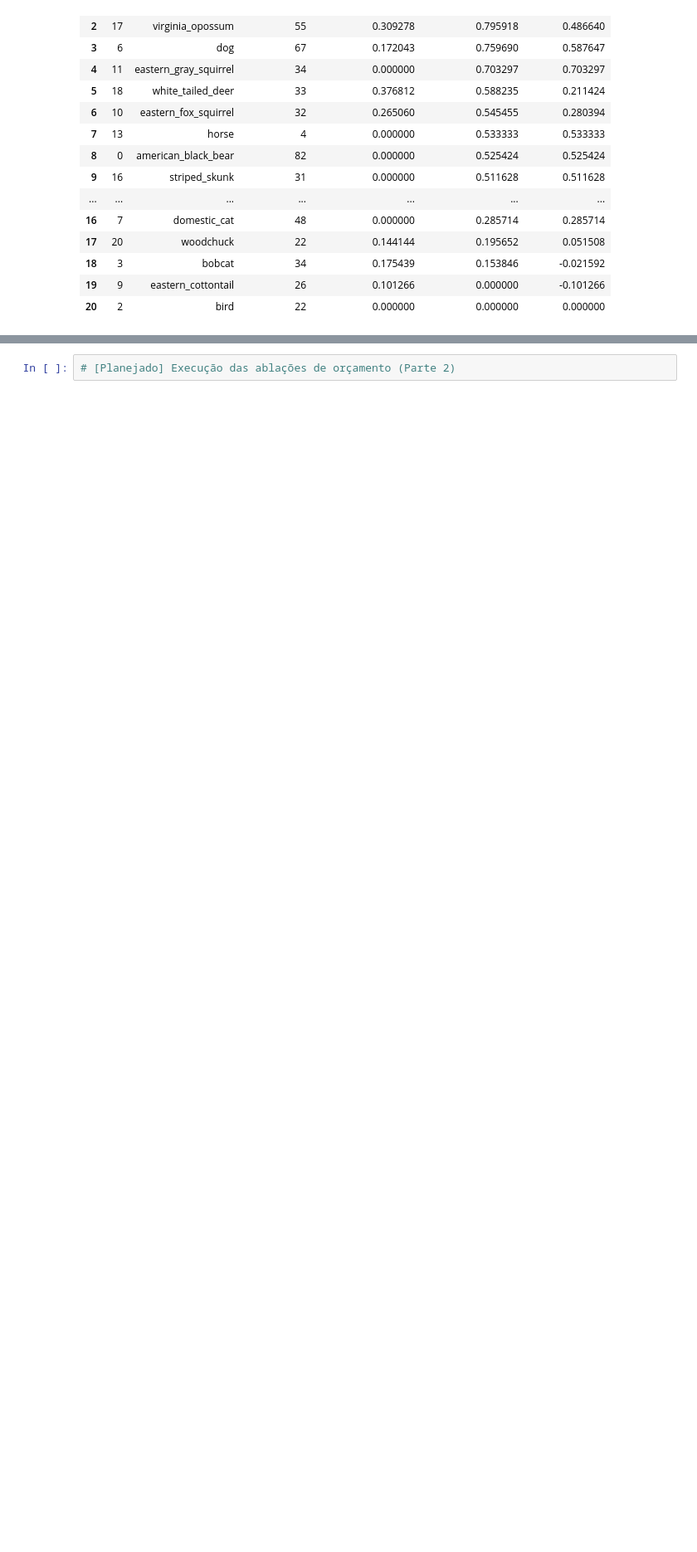
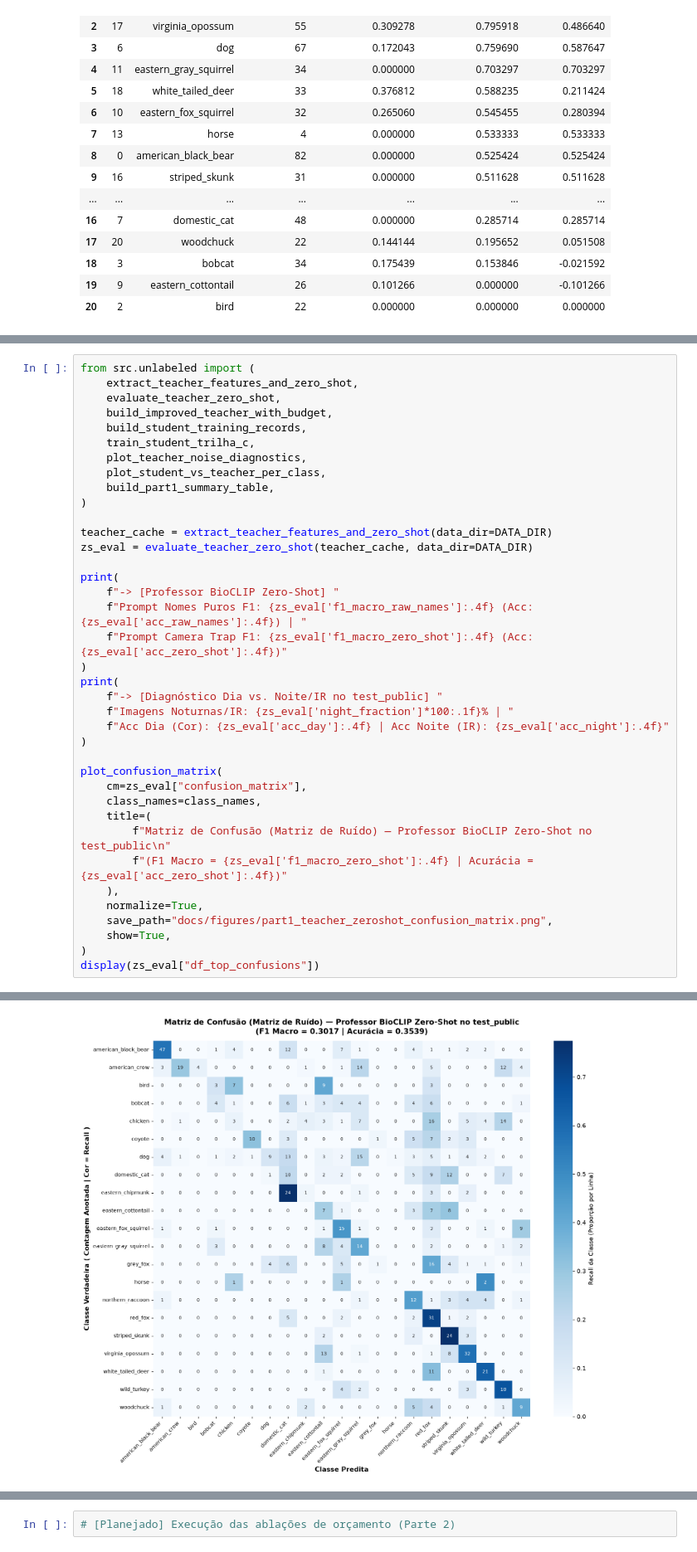
Before and after one commit to HenryGasparelo/Programming-Assignment-3---Deep-Learning, a Jupyter notebook: main.ipynb, the cells around one changed output, grey strips where cells are left out. Shown at 83% size. Saved outputs shown, nothing was run; the diff lists cells and outputs as text; blank space fills up the shorter version.

```diff
--- a/main.ipynb
+++ b/main.ipynb
@@ -316,0 +320,39 @@ Exploração das **6.505 imagens não rotuladas** do `train` utilizando a **Tril
+# %%
+from src.unlabeled import (
+    extract_teacher_features_and_zero_shot,
+    evaluate_teacher_zero_shot,
+    build_improved_teacher_with_budget,
+    build_student_training_records,
+    train_student_trilha_c,
+    plot_teacher_noise_diagnostics,
+    plot_student_vs_teacher_per_class,
+    build_part1_summary_table,
+)
+
+teacher_cache = extract_teacher_features_and_zero_shot(data_dir=DATA_DIR)
+zs_eval = evaluate_teacher_zero_shot(teacher_cache, data_dir=DATA_DIR)
+
+print(
+    f"-> [Professor BioCLIP Zero-Shot] "
+    f"Prompt Nomes Puros F1: {zs_eval['f1_macro_raw_names']:.4f} (Acc: {zs_eval['acc_raw_names']:.4f}) | "
+    f"Prompt Camera Trap F1: {zs_eval['f1_macro_zero_shot']:.4f} (Acc: {zs_eval['acc_zero_shot']:.4f})"
+)
+print(
+    f"-> [Diagnóstico Dia vs. Noite/IR no test_public] "
+    f"Imagens Noturnas/IR: {zs_eval['night_fraction']*100:.1f}% | "
+    f"Acc Dia (Cor): {zs_eval['acc_day']:.4f} | Acc Noite (IR): {zs_eval['acc_night']:.4f}"
+)
+
+plot_confusion_matrix(
+    cm=zs_eval["confusion_matrix"],
+    class_names=class_names,
+    title=(
+        f"Matriz de Confusão (Matriz de Ruído) — Professor BioCLIP Zero-Shot no test_public\n"
+        f"(F1 Macro = {zs_eval['f1_macro_zero_shot']:.4f} | Acurácia = {zs_eval['acc_zero_shot']:.4f})"
+    ),
+    normalize=True,
+    save_path="docs/figures/part1_teacher_zeroshot_confusion_matrix.png",
+    show=True,
+)
+display(zs_eval["df_top_confusions"])
+# %% [output]
@@ -316,0 +362 @@ Exploração das **6.505 imagens não rotuladas** do `train` utilizando a **Tril
+[figure, added]
```
Also changed, not shown: parts of 14 cells of this notebook, 13 other files.
